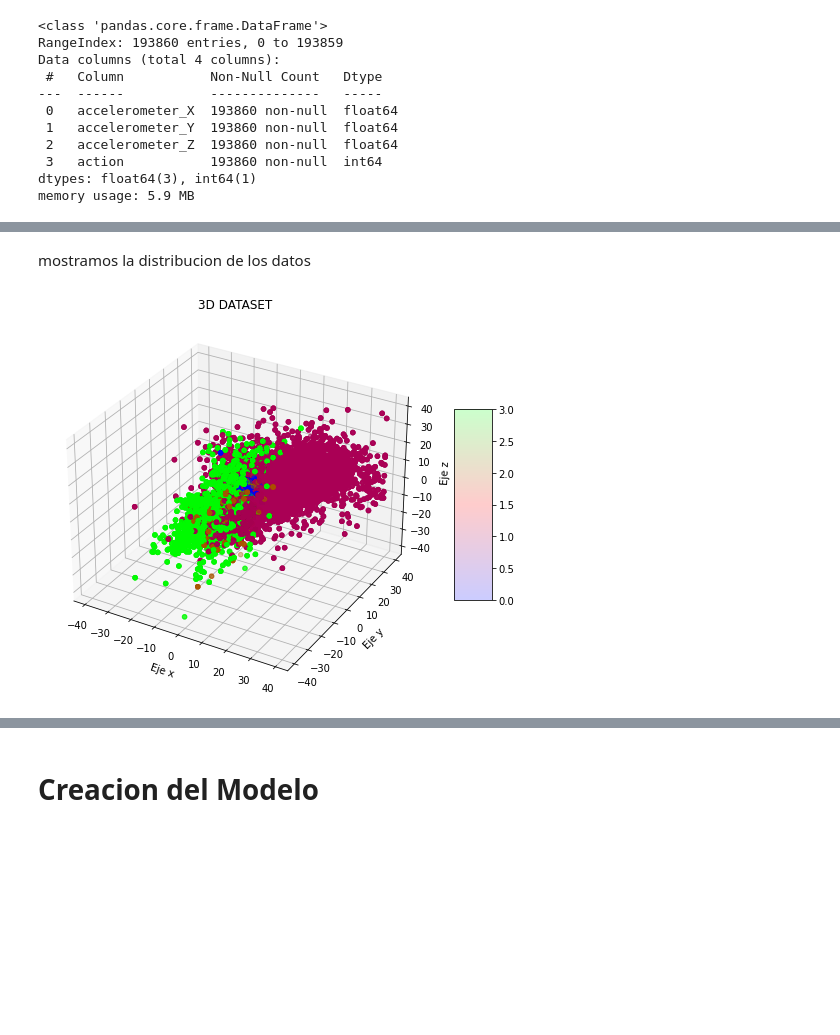
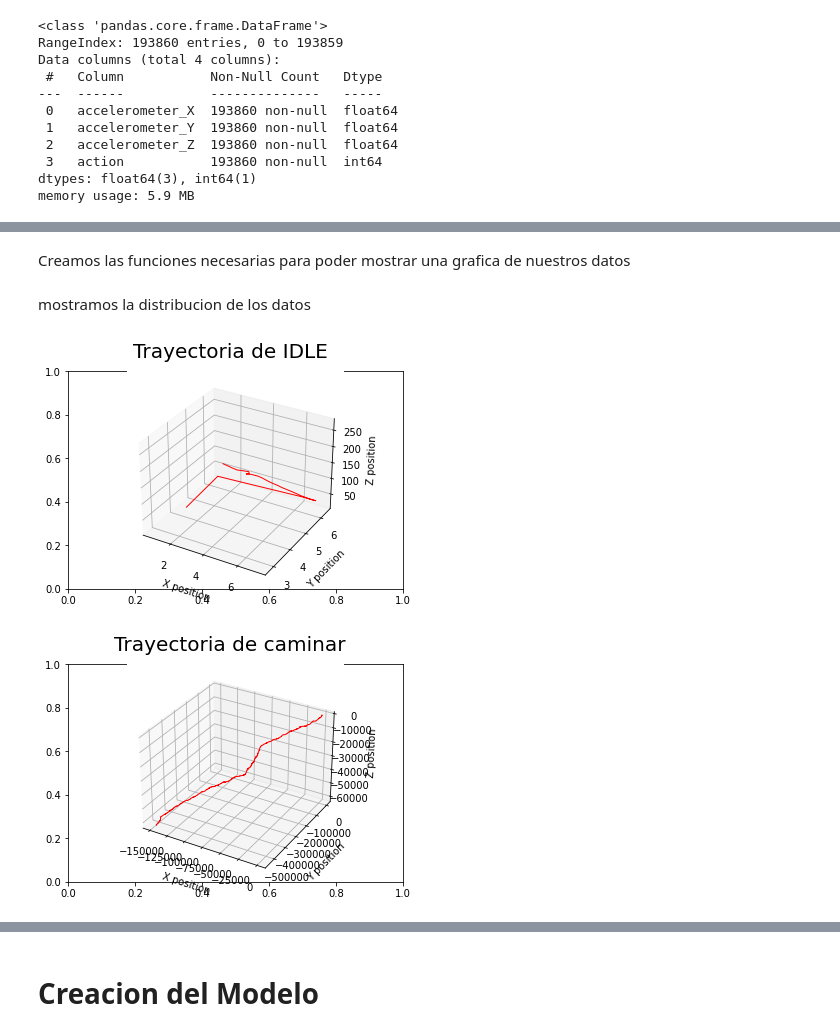
Before and after one commit to migueldemollet/Activity-Recognition, a Jupyter notebook: result.ipynb, the cells around one changed output, grey strips where cells are left out. Cells and saved outputs as stored; diff of their text form; code cells hidden in the pictures; blank space fills up the shorter version.

Commit message:
Cambiando grafias de observaion de los datos y probando el descion tree

```diff
--- a/result.ipynb
+++ b/result.ipynb
@@ -107,5 +121,7 @@ memory usage: 5.9 MB
+# %% [markdown]
+Creamos las funciones necesarias para poder mostrar una grafica de nuestros datos
 # %%
-def plot_3d_trajectory(i, x, y, z, title="3d trayectoria"):
+def plot_3d_trajectory(x, y, z, title):
     x = cumtrapz(x)
     y = cumtrapz(y)
     z = cumtrapz(z)
@@ -113,7 +129,22 @@ def plot_3d_trajectory(i, x, y, z, title="3d trayectoria"):
     fig3,ax = plt.subplots()
     fig3.suptitle(title,fontsize=20)
     ax = plt.axes(projection='3d')
-    ax.plot3D(x,y,z)
+    ax.plot3D(x,y,z,c='red',lw=1,label='phone trajectory')
     ax.set_xlabel('X position')
     ax.set_ylabel('Y position')
     ax.set_zlabel('Z position')
+    plt.show()
+
+def select_actributs(avtivity):
+    x = avtivity.accelerometer_X.values
+    y = avtivity.accelerometer_Y.values
+    z = avtivity.accelerometer_Z.values
+    return x, y, z
+
+def select_random_df(folder_name):
+    custom_path = os.path.join('data/', folder_name)
+    data = pd.read_csv(os.path.join(custom_path, os.listdir(custom_path)[0]))
+    x = data.accelerometer_X.values
+    y = data.accelerometer_Y.values
+    z = data.accelerometer_Z.values
+    return x, y, z
@@ -140,10 +151,14 @@ def plot_3d_scatter(x, y, z, action, title="3d puntos"):
 # %% [markdown]
 mostramos la distribucion de los datos
-# %%
-#plot_3d_scatter(df_idle['accelerometer_X'], df_idle['accelerometer_Y'], df_idle['accelerometer_Z'], df_idle['action'], "3D IDLE")
-#plot_3d_scatter(df_running['accelerometer_X'], df_running['accelerometer_Y'], df_running['accelerometer_Z'], df_running['action'], "3D RUNNING")
-#plot_3d_scatter(df_walking['accelerometer_X'], df_walking['accelerometer_Y'], df_walking['accelerometer_Z'], df_walking['action'], "3D WALKING")
-#plot_3d_scatter(df_stairs['accelerometer_X'], df_stairs['accelerometer_Y'], df_stairs['accelerometer_Z'], df_stairs['action'],  "3D STAIRS")
-plot_3d_scatter(df['accelerometer_X'], df['accelerometer_Y'], df['accelerometer_Z'], df['action'],  "3D DATASET")
-# %% [output]
-[figure, removed]
+# %%
+# Idle
+x,y,z = select_random_df('idle')
+plot_3d_trajectory(x, y, z, 'Trayectoria de IDLE')
+# %% [output]
+[figure, added]
+# %%
+# Walking
+x,y,z = select_actributs(df_walking)
+plot_3d_trajectory(x, y, z, 'Trayectoria de caminar')
+# %% [output]
+[figure, added]
```
Also changed, not shown: parts of 14 cells of this notebook.
